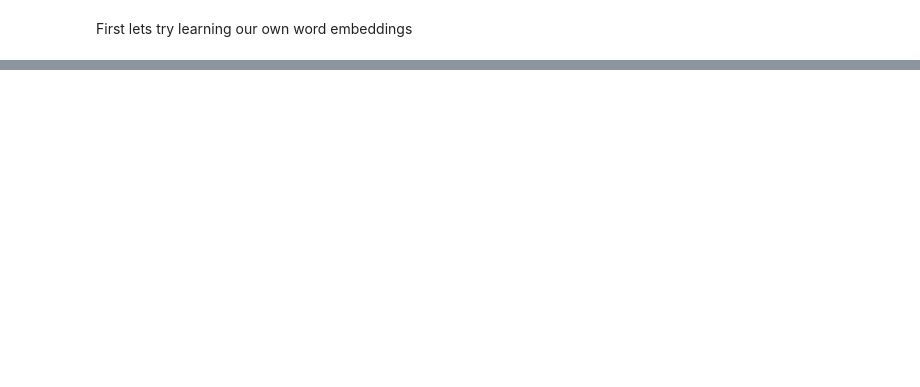
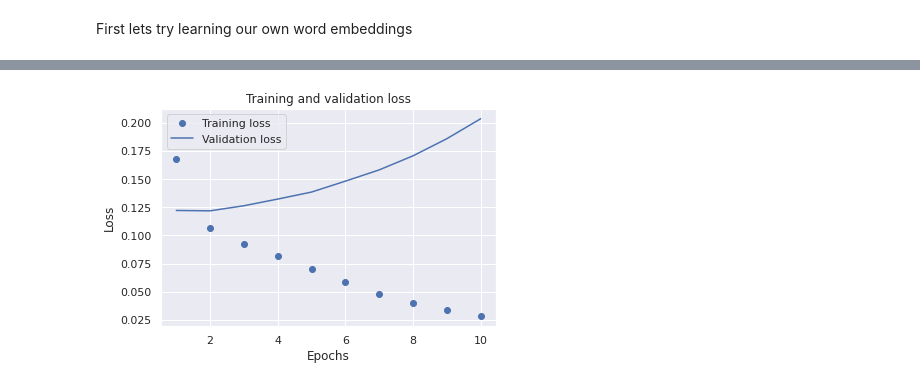
Before and after one commit to marabian/toxic-comment-classification, a Jupyter notebook: toxic-comment-classification.ipynb, the cells around one changed output, grey strips where cells are left out. Cells and saved outputs as stored; diff of their text form; code cells hidden in the pictures; blank space fills up the shorter version.

```diff
--- a/toxic-comment-classification.ipynb
+++ b/toxic-comment-classification.ipynb
@@ -91,5 +91,3 @@ Since we have many classes, this problem is an instance of multiclass classifica
 We will start with a solving a subset of this problem, using **binary classification** to classify between "good" and "toxic" comments.
 # %%
 path_to_data = "/content/drive/My Drive/machine learning/notebooks/data/jigsaw-toxic-comment-classification-challenge/"
-# %%
-path_to_data = "data/"
@@ -901,16 +904,16 @@ model = Sequential()
 
 # Specifies the maximum input length to the Embedding layer so you can later flatten the embedded inputs.
 # After the Embedding layer, the activations have shape (samples, maxlen, 8).
-model.add(Embedding(10000, 64, input_length=maxlen))
+model.add(Embedding(10000, 8, input_length=maxlen))
 
-# Flattens the 3D tensor of embeddings into a 2D tensor of shape (samples, maxlen * 64)
+# Flattens the 3D tensor of embeddings into a 2D tensor of shape (samples, maxlen * 8)
 model.add(Flatten())
 
-# model.add(Dense(32, activation='relu'))
+model.add(Dense(32, activation='relu'))
 
 # Adds the classifier on top
 model.add(Dense(1, activation='sigmoid'))
-model.compile(optimizer='adam',loss='binary_crossentropy', metrics=['accuracy'])
+model.compile(optimizer='adam', loss='binary_crossentropy', metrics=['accuracy'])
 
 
 model.summary()
@@ -918,0 +937,6 @@ NameError: ignored
+# %%
+history_embed = model.fit(x_train,
+                          train.toxic,
+                          epochs=10,
+                          batch_size=32,
+                          validation_data=(x_test, test.toxic))
@@ -918,0 +964,4 @@ NameError: ignored
+# %%
+plot_loss(history_embed)
+# %% [output]
+[figure, added]
```
Also changed, not shown: parts of 20 cells of this notebook.
